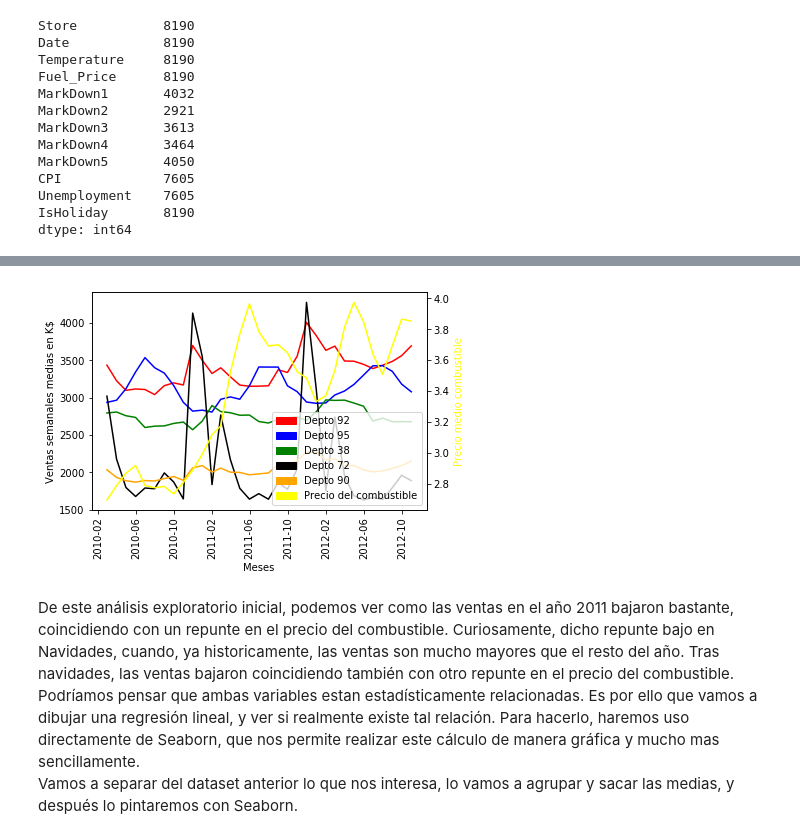
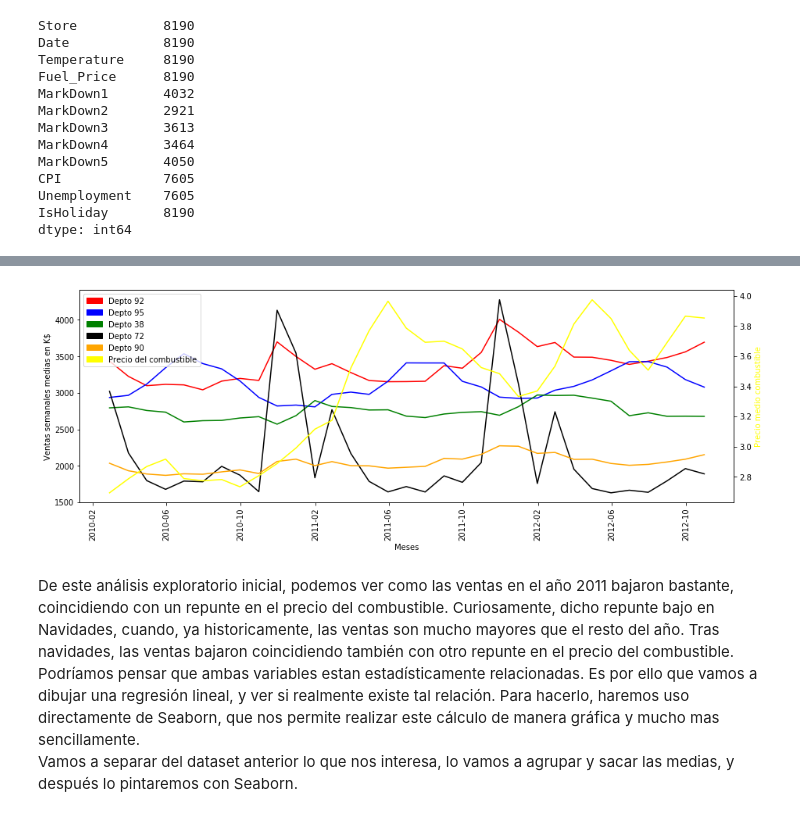
Before and after one commit to ccolado/master-big-data-walmart, a Jupyter notebook: Walmart.ipynb, the cells around one changed output, grey strips where cells are left out. Cells and saved outputs as stored; diff of their text form; code cells hidden in the pictures.

```diff
--- a/Walmart.ipynb
+++ b/Walmart.ipynb
@@ -349,7 +344,7 @@ See the caveats in the documentation: http://pandas.pydata.org/pandas-docs/stabl
 # %% [markdown]
 Como podemos ver, las ventas se intensifican muchísimo en Navidad, algo ya esperado, pero también existen otros picos de ventas diferentes. Podríamos hacer un análisis similar con el top5 de departamentos para ver si obtenemos algún resultado reseñable.
 # %%
-sales_by_dpto_and_date = clean_walmart_data[["Dept", "Date_Formatted", "Weekly_Sales"]].groupby(["Dept", "Date_Formatted"]).sum()
+sales_by_dpto_and_date = clean_walmart_data[["Dept", "Date", "Weekly_Sales"]].groupby(["Dept", "Date"]).sum()
 %matplotlib inline
 red_dpto_patch = mpatches.Patch(color='red', label='Depto 92')
 blue_dpto_patch = mpatches.Patch(color='blue', label='Depto 95')
@@ -372,9 +367,8 @@ Y como podemos ver, el departamento 72 tiene unas ventas increiblemente grandes
 # %% [markdown]
 Por último cargaremos el tercer fichero, que nos permite relacionar los datos con otros datos estadísticos interesantes, como el ratio de desempleo, la temperatura, el precio del petroleo y las rebajas hechas durante esos días (solo disponibles para datos mas alla de 2011).
 # %%
-import pandas as pd
 url = "https://raw.githubusercontent.com/ccolado/master-big-data-walmart/master/walmart-data/features.csv"
-features = pd.read_table(url,sep=',',parse_dates=True)
+features = pd.read_table(url,sep=',',parse_dates=['Date'], date_parser=dateparse)
 features.head(3)
 # %% [output]
 |  | Store | Date | Temperature | Fuel_Price | MarkDown1 | MarkDown2 | MarkDown3 | MarkDown4 | MarkDown5 | ... |
@@ -413,4 +410,4 @@ Para intentar sacar algun dato interesante, vamos a hacer un "merge" donde vamos
 # %%
-dataset_merged = pd.merge(walmart_data, features, on=["Store", "Date", "IsHoliday"])
+dataset_merged = pd.merge(clean_walmart_data, features, on=["Store", "Date", "IsHoliday"])
 dataset_merged.head(3)
 # %% [output]
@@ -456,12 +445,12 @@ Ahora vamos a intentar sacar en una sola gráfica, las ventas medias semanales,
 </ul>
 Después, repetiremos el análisis, pero por tienda.
 # %%
-clean_walmart_dataset["Date_Formatted"] = pd.to_datetime(clean_walmart_dataset.Date, format='%Y-%m-%d')
-sales_complete_by_store_and_date = clean_walmart_dataset[["Store", "Date_Formatted", "Weekly_Sales"]].groupby(["Store", "Date_Formatted"]).mean()
-mean_fuelprice_by_date = clean_walmart_dataset[["Date_Formatted", "Fuel_Price"]].groupby(["Date_Formatted"]).mean()
+sales_complete_by_store_and_date = dataset_merged[["Store", "Date", "Weekly_Sales"]].groupby(["Store", "Date"]).mean()
+mean_fuelprice_by_date = dataset_merged[["Date", "Fuel_Price"]].groupby(["Date"]).mean()
 %matplotlib inline
 import matplotlib.pyplot as plt
 import matplotlib.patches as mpatches
+plt.rcParams["figure.figsize"] = (15,5)
 fig, ax1 = plt.subplots()
 _= plt.xticks(rotation=90)
 red_patch = mpatches.Patch(color='red', label='Tienda 20')
@@ -493,30 +477,31 @@ See the caveats in the documentation: http://pandas.pydata.org/pandas-docs/stabl
 # %%
-sales_complete_by_dpto_and_date = clean_walmart_dataset[["Dept", "Date_Formatted", "Weekly_Sales"]].groupby(["Dept", "Date_Formatted"]).sum()
+sales_complete_by_dpto_and_date = dataset_merged[["Dept", "Date_Formatted", "Weekly_Sales"]].groupby(["Dept", "Date_Formatted"]).sum()
 %matplotlib inline
 import matplotlib.pyplot as plt
 import matplotlib.patches as mpatches
+plt.rcParams["figure.figsize"] = (15,5)
 fig, ax1 = plt.subplots()
 _= plt.xticks(rotation=90)
 red_dpto_patch = mpatches.Patch(color='red', label='Depto 92')
 blue_dpto_patch = mpatches.Patch(color='blue', label='Depto 95')
 green_dpto_patch = mpatches.Patch(color='green', label='Depto 38')
 black_dpto_patch = mpatches.Patch(color='black', label='Depto 72')
 orange_dpto_patch = mpatches.Patch(color='orange', label='Depto 90')
 yellow_dpto_patch = mpatches.Patch(color='yellow', label='Precio del combustible')
 ax1.set_xlabel('Meses')
 ax1.set_ylabel('Ventas semanales medias en K$')
 dpto92 = plt.plot(sales_by_dpto_and_date.loc[92].resample('M').mean()/1000, color="red")
 dpto95 = plt.plot(sales_by_dpto_and_date.loc[95].resample('M').mean()/1000, color="blue")
 dpto38 = plt.plot(sales_by_dpto_and_date.loc[38].resample('M').mean()/1000, color="green")
 dpto72 = plt.plot(sales_by_dpto_and_date.loc[72].resample('M').mean()/1000, color="black")
 dpto90 = plt.plot(sales_by_dpto_and_date.loc[90].resample('M').mean()/1000, color="orange")
 ax2 = ax1.twinx()
 ax2.set_ylabel('Precio medio combustible', color='yellow')
 ax2.tick_params('y', colors='black')
 mean_fuel_price = ax2.plot(mean_fuelprice_by_date.resample('M').mean(), color="yellow")
 _= plt.legend(handles=[red_dpto_patch, blue_dpto_patch, green_dpto_patch, black_dpto_patch, orange_dpto_patch, yellow_dpto_patch])
 # %% [output]
-[figure, old version]
+[figure, new version]
 # %% [markdown]
 De este análisis exploratorio inicial, podemos ver como las ventas en el año 2011 bajaron bastante, coincidiendo con un repunte en el precio del combustible. Curiosamente, dicho repunte bajo en Navidades, cuando, ya historicamente, las ventas son mucho mayores que el resto del año. Tras navidades, las ventas bajaron coincidiendo también con otro repunte en el precio del combustible. Podríamos pensar que ambas variables estan estadísticamente relacionadas. Es por ello que vamos a dibujar una regresión lineal, y ver si realmente existe tal relación. Para hacerlo, haremos uso directamente de Seaborn, que nos permite realizar este cálculo de manera gráfica y mucho mas sencillamente.<br/>
 Vamos a separar del dataset anterior lo que nos interesa, lo vamos a agrupar y sacar las medias, y después lo pintaremos con Seaborn.
```
Also changed, not shown: parts of 33 cells of this notebook, 14 other files.
